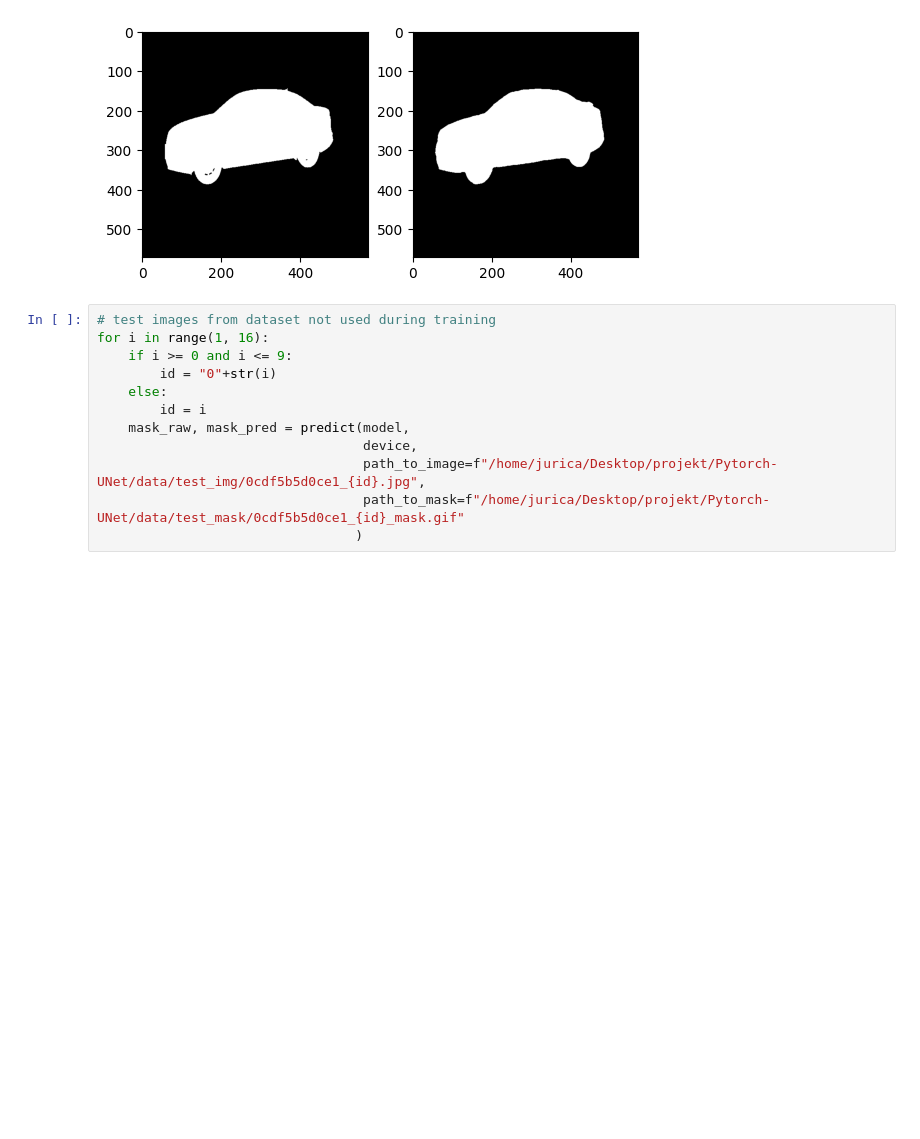
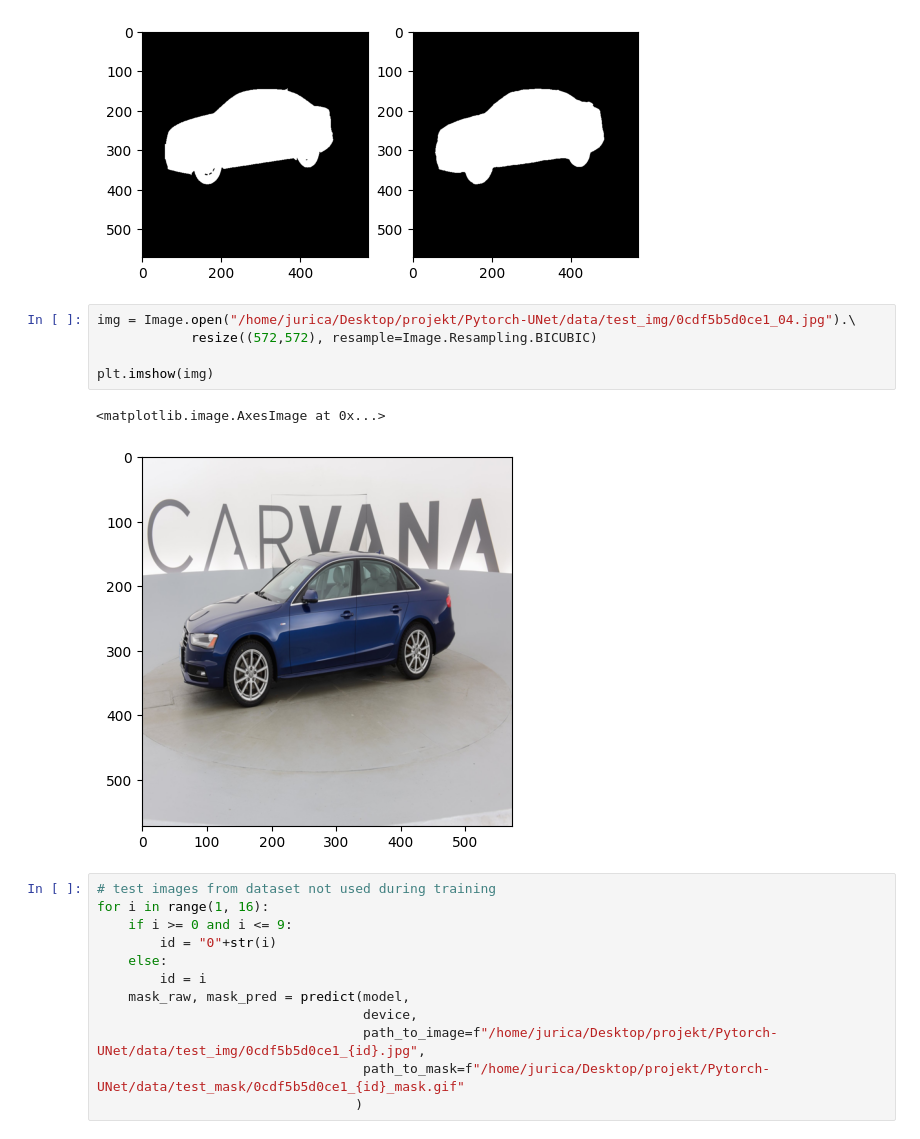
Before and after one commit to JuricaRuntas/notebooks, a Jupyter notebook: unet_from_scratch.ipynb, the cells around one changed output. Cells and saved outputs as stored; diff of their text form; blank space fills up the shorter version.

Commit message:
add original image

```diff
--- a/unet_from_scratch.ipynb
+++ b/unet_from_scratch.ipynb
@@ -457,6 +457,14 @@ axarr[1].imshow(mask_pred)
 IOU:99.26%
 <matplotlib.image.AxesImage at 0x...>
 [figure]
+# %%
+img = Image.open("/home/jurica/Desktop/projekt/Pytorch-UNet/data/test_img/0cdf5b5d0ce1_04.jpg").\
+            resize((572,572), resample=Image.Resampling.BICUBIC)
+
+plt.imshow(img)
+# %% [output]
+<matplotlib.image.AxesImage at 0x...>
+[figure, added]
 # %%
 # test images from dataset not used during training
 for i in range(1, 16):
```
